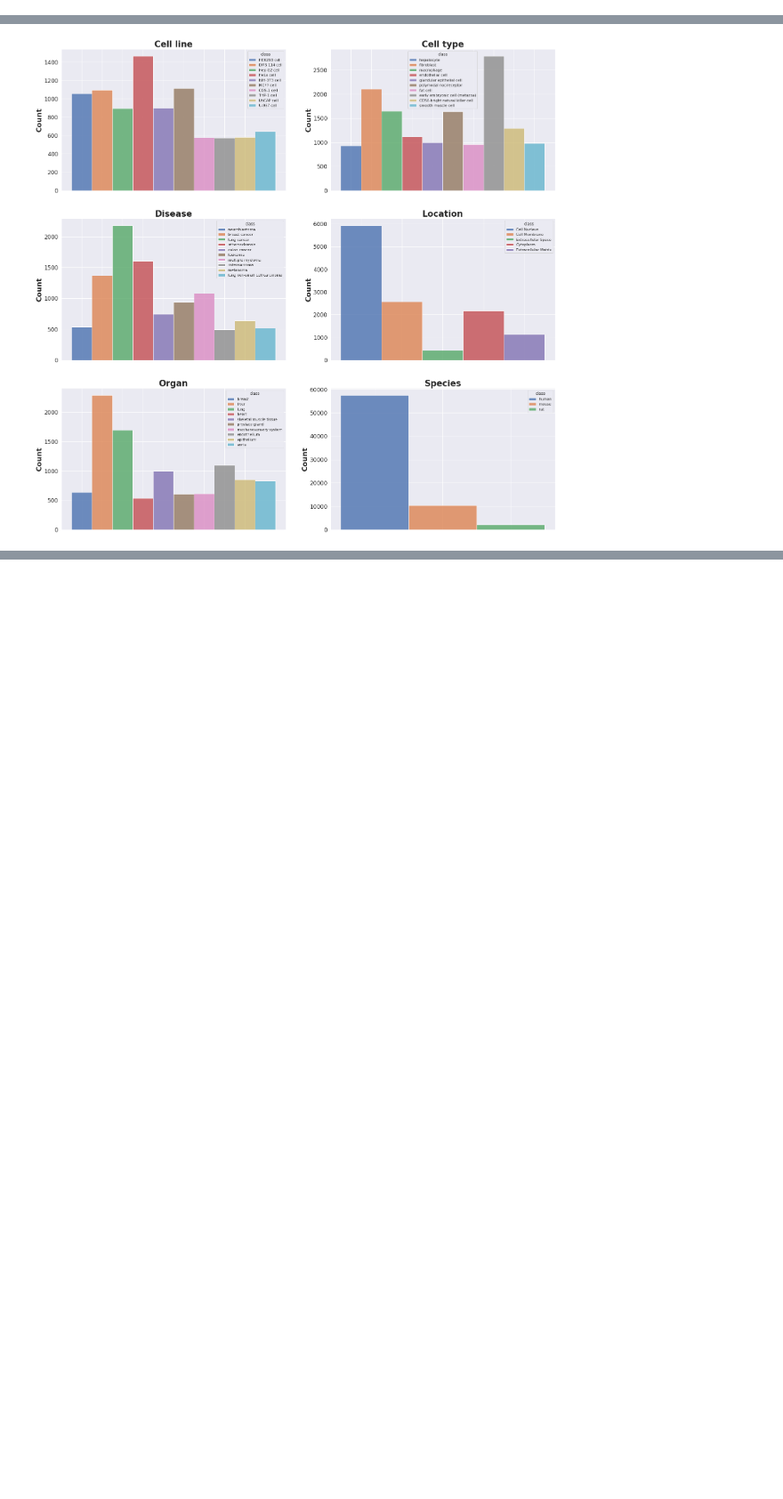
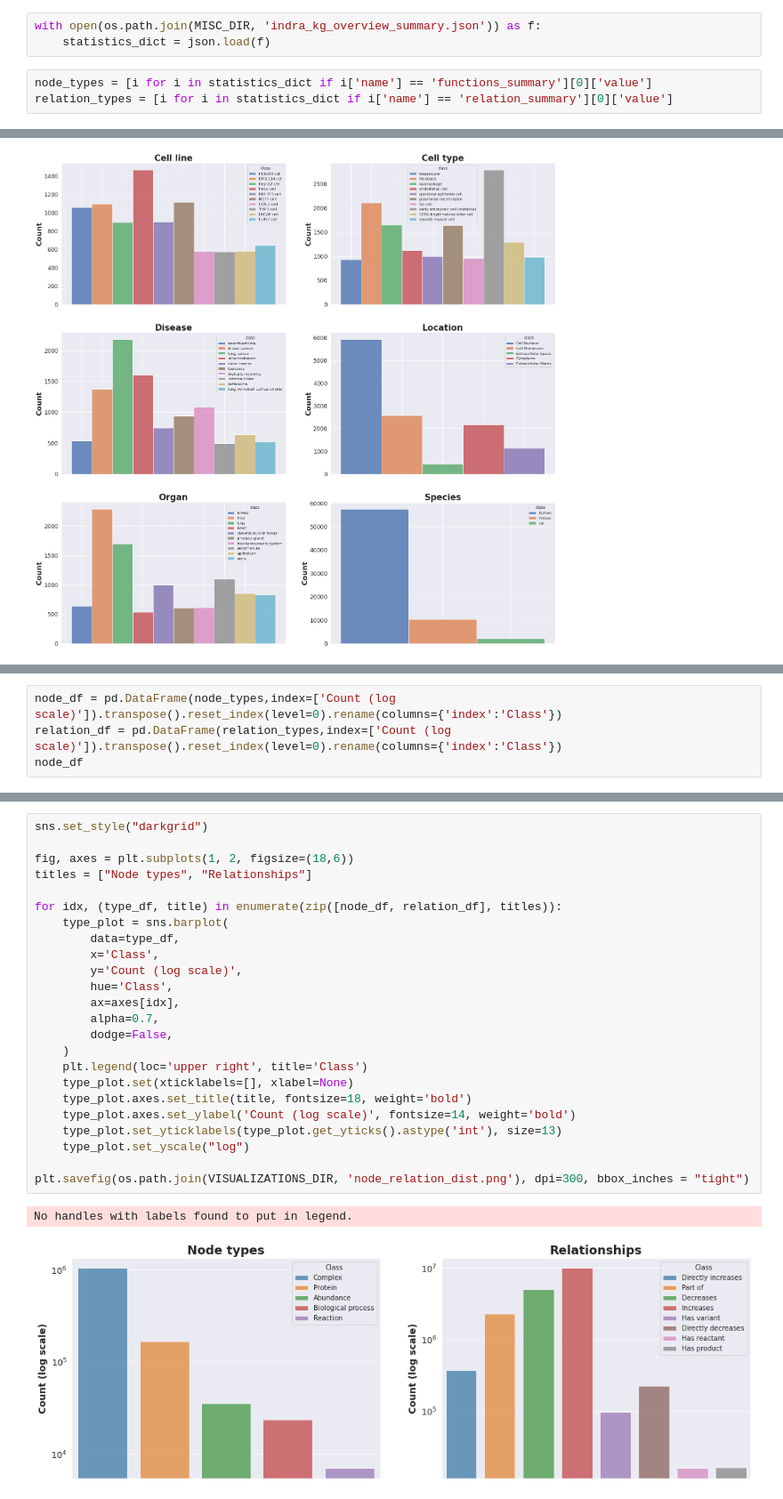
Before and after one commit to stonkgs/stonkgs, a Jupyter notebook: notebooks/indra_class_distribution.ipynb, the cells around one changed output, grey strips where cells are left out. Shown: that part at 89% size. Drawn from its saved outputs; the diff is of its cells as text; blank space fills up the shorter version.

Commit message:
Add statistics on node and relation types

```diff
--- a/notebooks/indra_class_distribution.ipynb
+++ b/notebooks/indra_class_distribution.ipynb
@@ -56,3 +63,9 @@ all_dfs = [
+# %%
+with open(os.path.join(MISC_DIR, 'indra_kg_overview_summary.json')) as f:
+    statistics_dict = json.load(f)
+# %%
+node_types = [i for i in statistics_dict if i['name'] == 'functions_summary'][0]['value']
+relation_types = [i for i in statistics_dict if i['name'] == 'relation_summary'][0]['value']
 # %% [markdown]
 Manually created dictionaries for mapping the IDs
 # %%
@@ -157,0 +173,4 @@ plt.savefig(os.path.join(VISUALIZATIONS_DIR, 'class_dist.png'), dpi=300, bbox_in
+# %%
+node_df = pd.DataFrame(node_types,index=['Count (log scale)']).transpose().reset_index(level=0).rename(columns={'index':'Class'})
+relation_df = pd.DataFrame(relation_types,index=['Count (log scale)']).transpose().reset_index(level=0).rename(columns={'index':'Class'})
+node_df
@@ -157,0 +184,27 @@ plt.savefig(os.path.join(VISUALIZATIONS_DIR, 'class_dist.png'), dpi=300, bbox_in
+# %%
+sns.set_style("darkgrid")
+
+fig, axes = plt.subplots(1, 2, figsize=(18,6))
+titles = ["Node types", "Relationships"]
+
+for idx, (type_df, title) in enumerate(zip([node_df, relation_df], titles)):
+    type_plot = sns.barplot(
+        data=type_df,
+        x='Class',
+        y='Count (log scale)',
+        hue='Class',
+        ax=axes[idx],
+        alpha=0.7,
+        dodge=False,
+    )
+    plt.legend(loc='upper right', title='Class')
+    type_plot.set(xticklabels=[], xlabel=None)
+    type_plot.axes.set_title(title, fontsize=18, weight='bold')
+    type_plot.axes.set_ylabel('Count (log scale)', fontsize=14, weight='bold')
+    type_plot.set_yticklabels(type_plot.get_yticks().astype('int'), size=13)
+    type_plot.set_yscale("log")
+
+plt.savefig(os.path.join(VISUALIZATIONS_DIR, 'node_relation_dist.png'), dpi=300, bbox_inches = "tight")
+# %% [output]
+No handles with labels found to put in legend.
+[figure, added]
```
Also changed, not shown: parts of 7 cells of this notebook.
